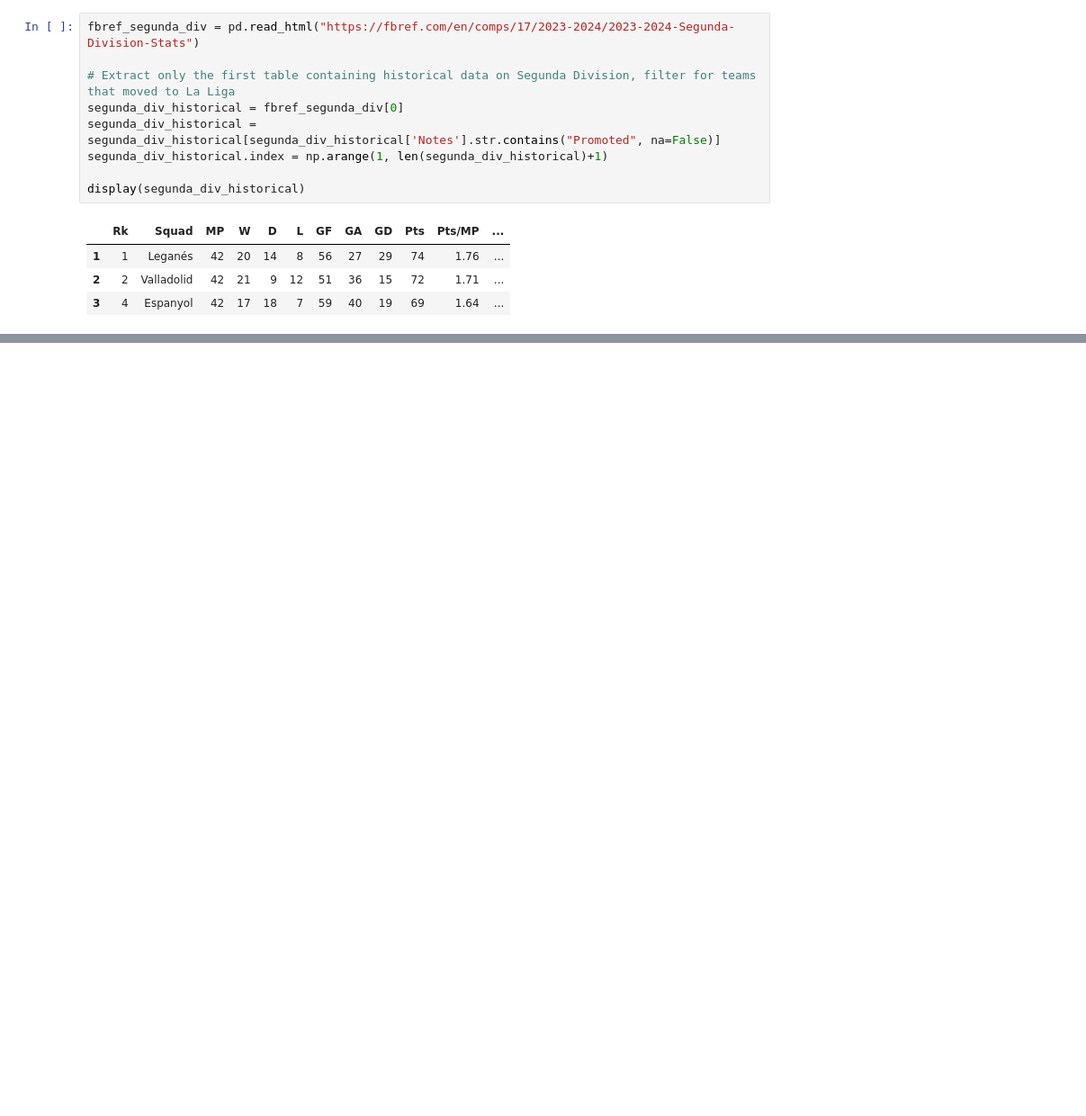
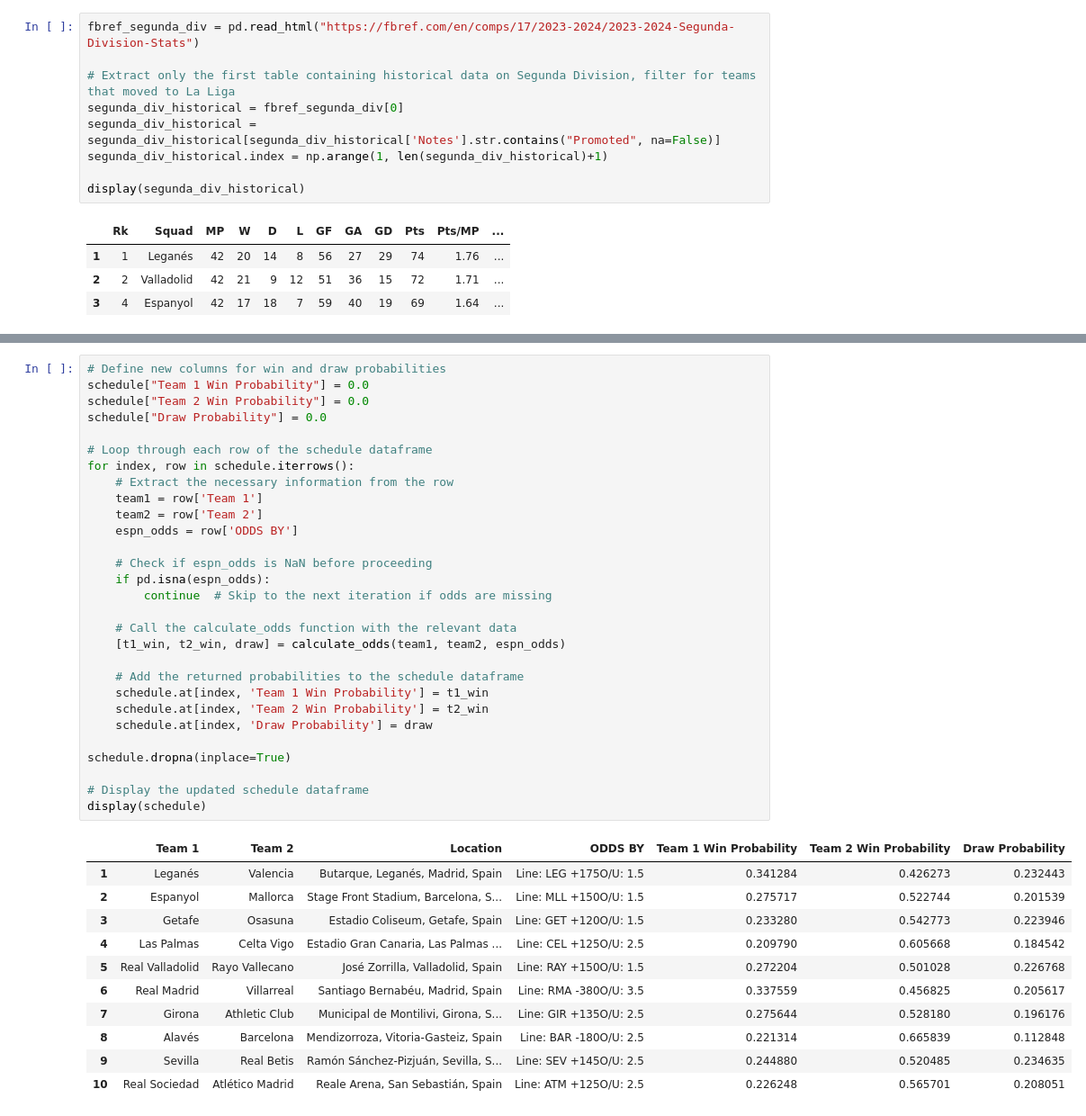
Before and after one commit to alegrekev/LaLiga-Match-Predictor, a Jupyter notebook: flask-server/app/data_vis_test.ipynb, the cells around one changed output, grey strips where cells are left out. Shown at 90% size. Cells and saved outputs as stored; diff of their text form; blank space fills up the shorter version.

```diff
--- a/flask-server/app/data_vis_test.ipynb
+++ b/flask-server/app/data_vis_test.ipynb
@@ -143,0 +281,41 @@ display(schedule)
+# %%
+# Define new columns for win and draw probabilities
+schedule["Team 1 Win Probability"] = 0.0
+schedule["Team 2 Win Probability"] = 0.0
+schedule["Draw Probability"] = 0.0
+
+# Loop through each row of the schedule dataframe
+for index, row in schedule.iterrows():
+    # Extract the necessary information from the row
+    team1 = row['Team 1']
+    team2 = row['Team 2']
+    espn_odds = row['ODDS BY']
+
+    # Check if espn_odds is NaN before proceeding
+    if pd.isna(espn_odds):
+        continue  # Skip to the next iteration if odds are missing
+
+    # Call the calculate_odds function with the relevant data
+    [t1_win, t2_win, draw] = calculate_odds(team1, team2, espn_odds)
+
+    # Add the returned probabilities to the schedule dataframe
+    schedule.at[index, 'Team 1 Win Probability'] = t1_win
+    schedule.at[index, 'Team 2 Win Probability'] = t2_win
+    schedule.at[index, 'Draw Probability'] = draw
+
+schedule.dropna(inplace=True)
+
+# Display the updated schedule dataframe
+display(schedule)
+# %% [output]
+|  | Team 1 | Team 2 | Location | ODDS BY | Team 1 Win Probability | Team 2 Win Probability | Draw Probability |
+| 1 | Leganés | Valencia | Butarque, Leganés, Madrid, Spain | Line: LEG +175O/U: 1.5 | 0.341284 | 0.426273 | 0.232443 |
+| 2 | Espanyol | Mallorca | Stage Front Stadium, Barcelona, S... | Line: MLL +150O/U: 1.5 | 0.275717 | 0.522744 | 0.201539 |
+| 3 | Getafe | Osasuna | Estadio Coliseum, Getafe, Spain | Line: GET +120O/U: 1.5 | 0.233280 | 0.542773 | 0.223946 |
+| 4 | Las Palmas | Celta Vigo | Estadio Gran Canaria, Las Palmas ... | Line: CEL +125O/U: 2.5 | 0.209790 | 0.605668 | 0.184542 |
+| 5 | Real Valladolid | Rayo Vallecano | José Zorrilla, Valladolid, Spain | Line: RAY +150O/U: 1.5 | 0.272204 | 0.501028 | 0.226768 |
+| 6 | Real Madrid | Villarreal | Santiago Bernabéu, Madrid, Spain | Line: RMA -380O/U: 3.5 | 0.337559 | 0.456825 | 0.205617 |
+| 7 | Girona | Athletic Club | Municipal de Montilivi, Girona, S... | Line: GIR +135O/U: 2.5 | 0.275644 | 0.528180 | 0.196176 |
+| 8 | Alavés | Barcelona | Mendizorroza, Vitoria-Gasteiz, Spain | Line: BAR -180O/U: 2.5 | 0.221314 | 0.665839 | 0.112848 |
+| 9 | Sevilla | Real Betis | Ramón Sánchez-Pizjuán, Sevilla, S... | Line: SEV +145O/U: 2.5 | 0.244880 | 0.520485 | 0.234635 |
+| 10 | Real Sociedad | Atlético Madrid | Reale Arena, San Sebastián, Spain | Line: ATM +125O/U: 2.5 | 0.226248 | 0.565701 | 0.208051 |
```
Also changed, not shown: parts of 7 cells of this notebook, 7 other files.
